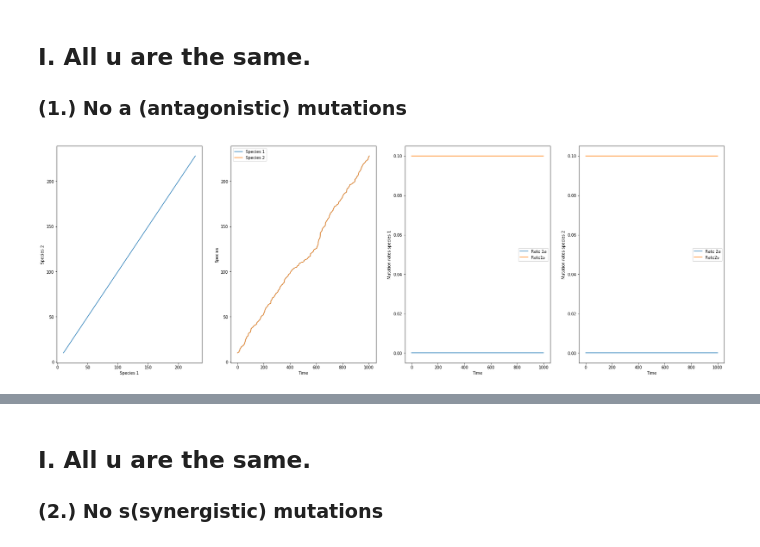
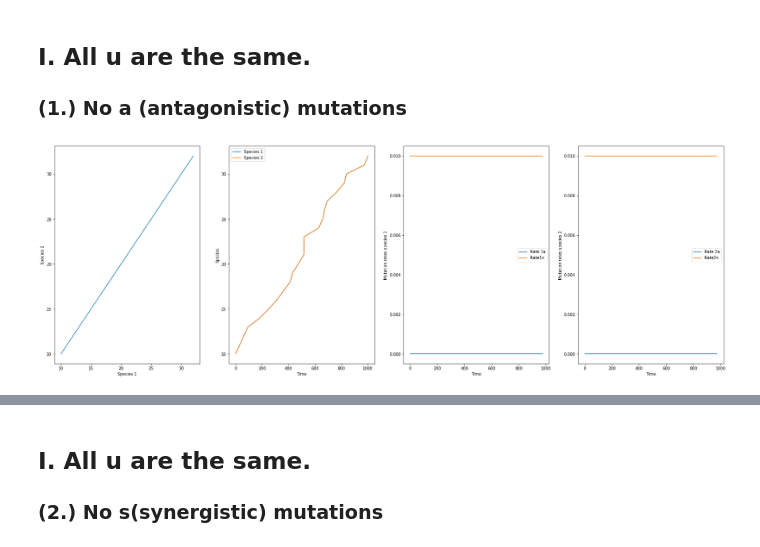
Before and after one commit to iriswangziyi/BGGN212-Coevolution, a Jupyter notebook: CoEvo_Code.ipynb, the cells around one changed output, grey strips where cells are left out. Saved outputs shown, nothing was run; the diff lists cells and outputs as text; code cells hidden in the pictures.

```diff
--- a/CoEvo_Code.ipynb
+++ b/CoEvo_Code.ipynb
@@ -267,22 +267,22 @@ Text(0, 0.5, 'Species 2')
 # %%
 # Input parameters ####################
 # int; total population
 X = 10
 Y = 10
 
 # float; maximum elapsed time
 T = 1000.0
 # float; start time
 t = 0.0
 
 u1a=0
-u1s=0.1
+u1s=0.01
 u2a=0
-u2s=0.1
+u2s=0.01
 num1=0  # not needed
 num2=0
 
 coEvo(X,Y,"u1a","u1s","u2a","u2s",u1a,u1s,u2a,u2s,num1,num2,T,t)
 # %% [output]
-[figure, old version]
+[figure, new version]
 # %%
```
Also changed, not shown: parts of 9 cells of this notebook.
